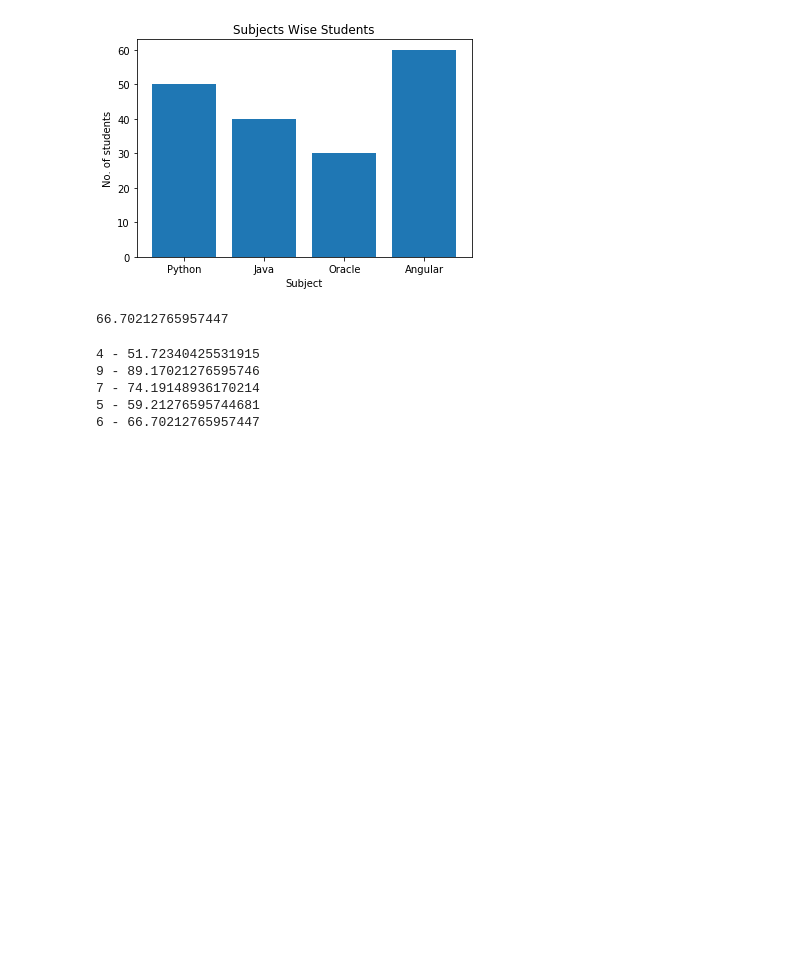
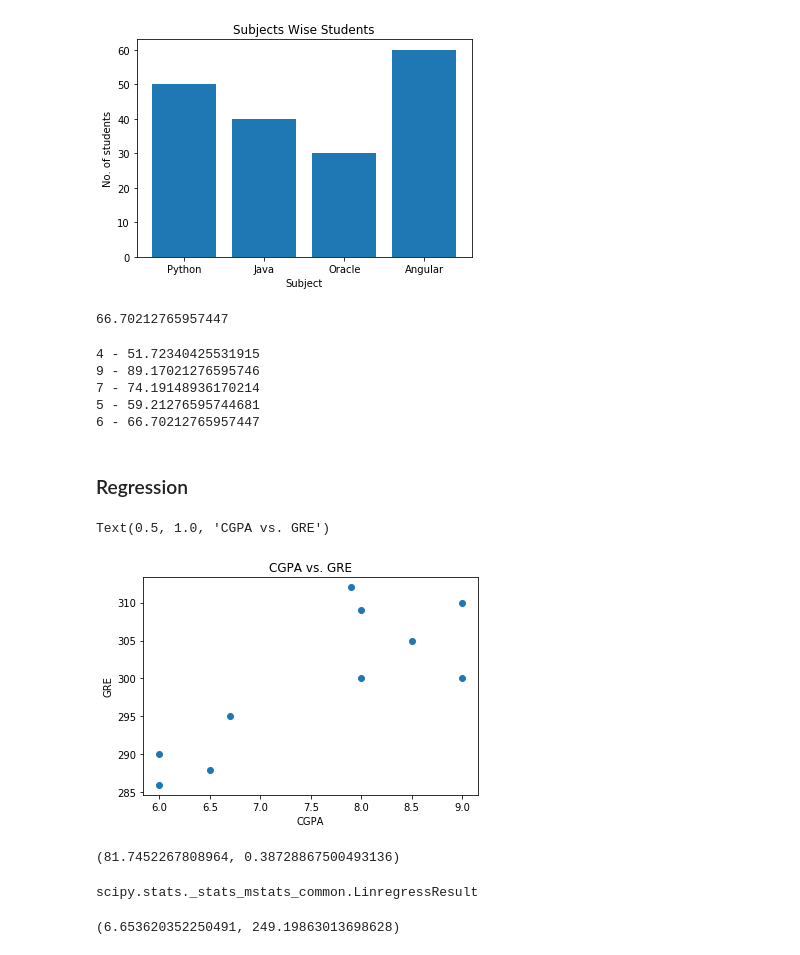
Before and after one commit to srikanthpragada/DS_01_OCT_2019, a Jupyter notebook: stat_demo.ipynb, the cells around one changed output. Cells and saved outputs as stored; diff of their text form; code cells hidden in the pictures; blank space fills up the shorter version.

```diff
--- a/stat_demo.ipynb
+++ b/stat_demo.ipynb
@@ -136,3 +136,17 @@ for h in exp_hours:
 7 - 74.19148936170214
 5 - 59.21276595744681
 6 - 66.70212765957447
+# %% [markdown]
+### Regression
+# %%
+import scipy.stats as ss
+gre =  [310,309,290,300,305,286,312,288,295,300]
+cgpa = [9,  8,  6,   9,  8.5, 6 ,7.9,6.5,6.7,8]
+# %%
+plt.scatter(cgpa,gre)
+plt.xlabel("CGPA")
+plt.ylabel("GRE")
+plt.title("CGPA vs. GRE")
+# %% [output]
+Text(0.5, 1.0, 'CGPA vs. GRE')
+[figure, added]
@@ -138,0 +155,4 @@ for h in exp_hours:
+# %%
+t[0] * 100, t[1] * 100
+# %% [output]
+(81.7452267808964, 0.38728867500493136)
@@ -138,0 +161,8 @@ for h in exp_hours:
+# %%
+type(values)
+# %% [output]
+scipy.stats._stats_mstats_common.LinregressResult
+# %%
+values.slope, values.intercept
+# %% [output]
+(6.653620352250491, 249.19863013698628)
```
Also changed, not shown: parts of 12 cells of this notebook, 1 other file.
